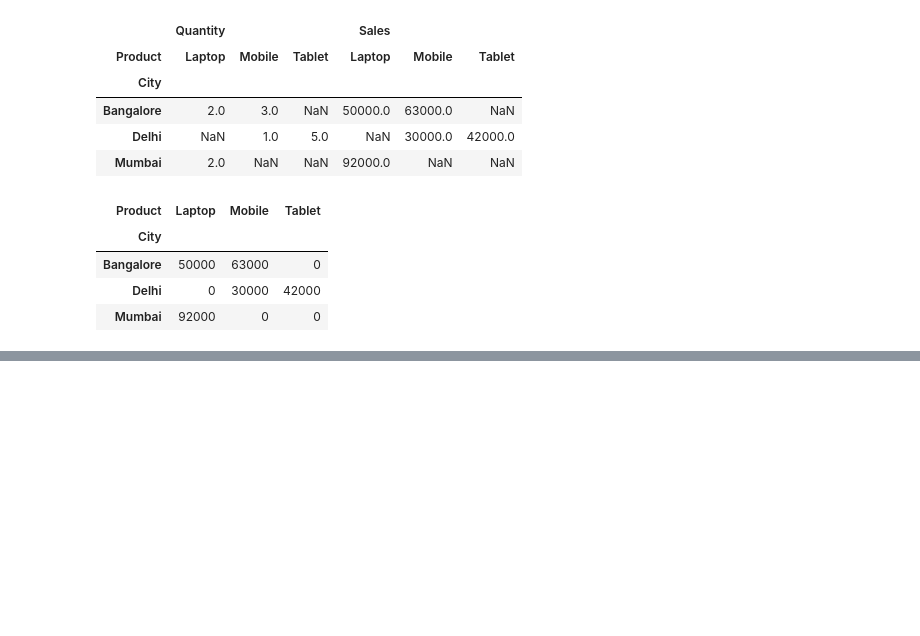
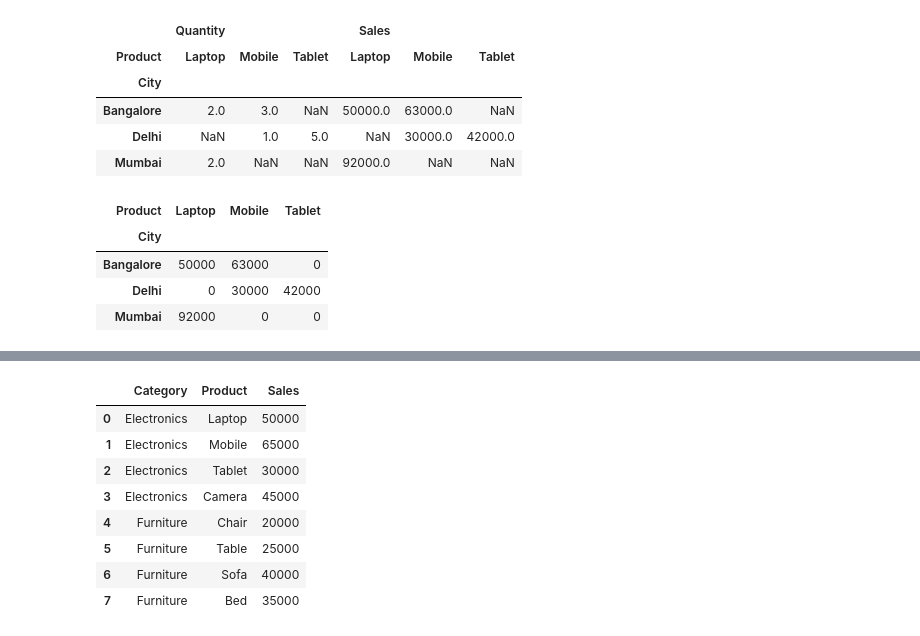
Before and after one commit to reesekat/python-janbatch, a Jupyter notebook: Aggregation.ipynb, the cells around one changed output, grey strips where cells are left out. Saved outputs shown, nothing was run; the diff lists cells and outputs as text; code cells hidden in the pictures; blank space fills up the shorter version.

```diff
--- a/Aggregation.ipynb
+++ b/Aggregation.ipynb
@@ -178,0 +326,28 @@ pd.pivot_table(df,values="Sales",
+# %%
+import pandas as pd
+
+data = {
+    "Category": [
+        "Electronics","Electronics","Electronics","Electronics",
+        "Furniture","Furniture","Furniture","Furniture"
+    ],
+    "Product": [
+        "Laptop","Mobile","Tablet","Camera",
+        "Chair","Table","Sofa","Bed"
+    ],
+    "Sales": [50000,65000,30000,45000,20000,25000,40000,35000]
+}
+
+df = pd.DataFrame(data)
+
+df
+# %% [output]
+|  | Category | Product | Sales |
+| 0 | Electronics | Laptop | 50000 |
+| 1 | Electronics | Mobile | 65000 |
+| 2 | Electronics | Tablet | 30000 |
+| 3 | Electronics | Camera | 45000 |
+| 4 | Furniture | Chair | 20000 |
+| 5 | Furniture | Table | 25000 |
+| 6 | Furniture | Sofa | 40000 |
+| 7 | Furniture | Bed | 35000 |
```
Also changed, not shown: parts of 14 cells of this notebook, 3 other files.
